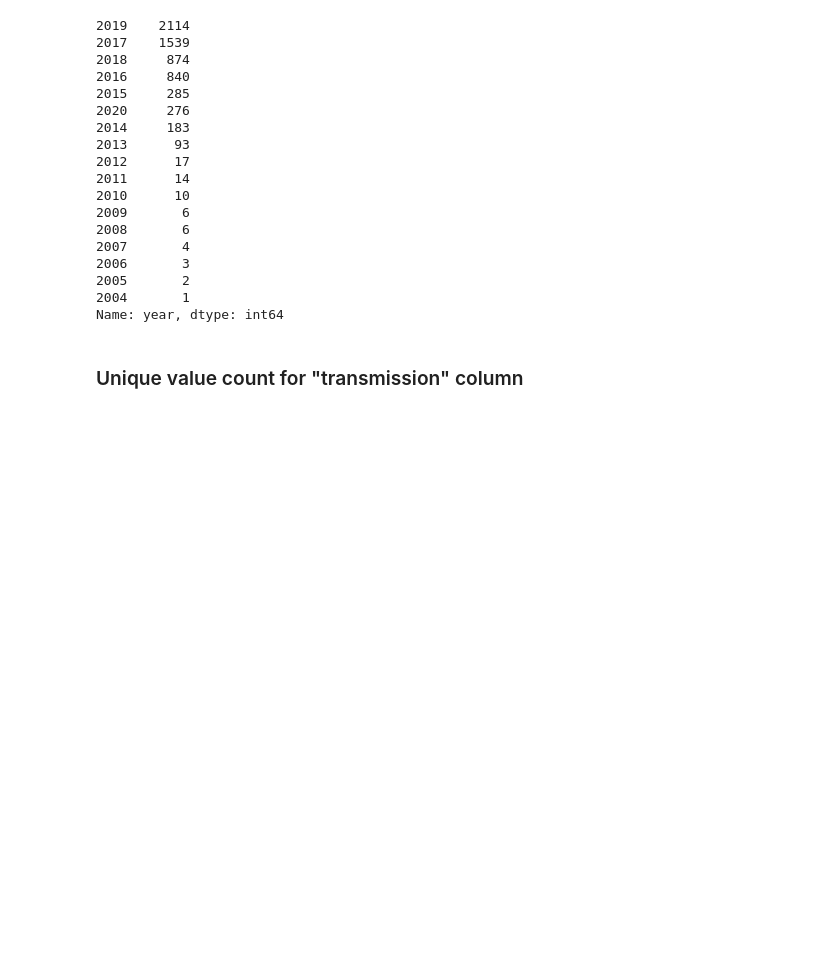
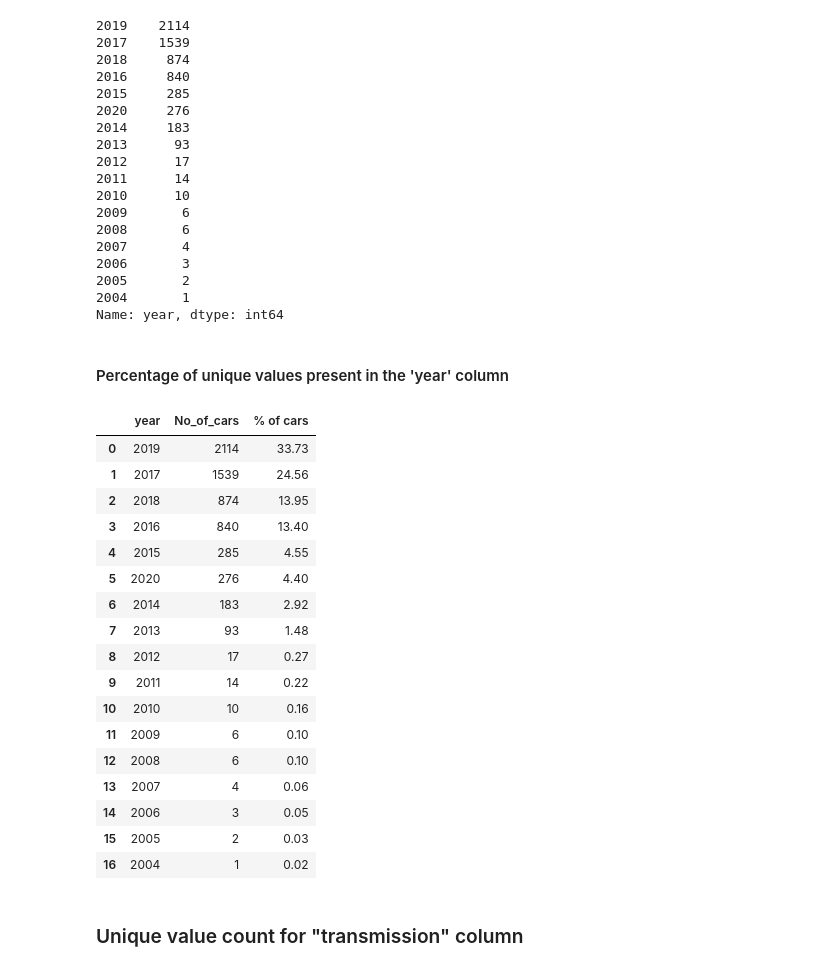
Before and after one commit to fawziah-1806/skoda_used_car-_analysis, a Jupyter notebook: skoda_used_car_EDA.ipynb, the cells around one changed output. Saved outputs shown, nothing was run; the diff lists cells and outputs as text; code cells hidden in the pictures; blank space fills up the shorter version.

```diff
--- a/skoda_used_car_EDA.ipynb
+++ b/skoda_used_car_EDA.ipynb
@@ -102,6 +129,38 @@ display(year_count)
 2005       2
 2004       1
 Name: year, dtype: int64
+# %% [markdown]
+#### Percentage of unique values present in the 'year' column
+# %%
+year_count = df['year'].value_counts()
+
+year_count = pd.DataFrame(year_count)
+
+year_count = year_count.reset_index()
+
+year_count = year_count.rename(columns={'index':'year', 'year':'No_of_cars'})
+
+year_count['% of cars'] = np.round(((year_count['No_of_cars']/year_count['No_of_cars'].sum())*100), 2)
+display(year_count)
+# %% [output]
+|  | year | No_of_cars | % of cars |
+| 0 | 2019 | 2114 | 33.73 |
+| 1 | 2017 | 1539 | 24.56 |
+| 2 | 2018 | 874 | 13.95 |
+| 3 | 2016 | 840 | 13.40 |
+| 4 | 2015 | 285 | 4.55 |
+| 5 | 2020 | 276 | 4.40 |
+| 6 | 2014 | 183 | 2.92 |
+| 7 | 2013 | 93 | 1.48 |
+| 8 | 2012 | 17 | 0.27 |
+| 9 | 2011 | 14 | 0.22 |
+| 10 | 2010 | 10 | 0.16 |
+| 11 | 2009 | 6 | 0.10 |
+| 12 | 2008 | 6 | 0.10 |
+| 13 | 2007 | 4 | 0.06 |
+| 14 | 2006 | 3 | 0.05 |
+| 15 | 2005 | 2 | 0.03 |
+| 16 | 2004 | 1 | 0.02 |
 # %% [markdown]
 ### Unique value count for "transmission" column
 # %%
```
Also changed, not shown: parts of 6 cells of this notebook.
